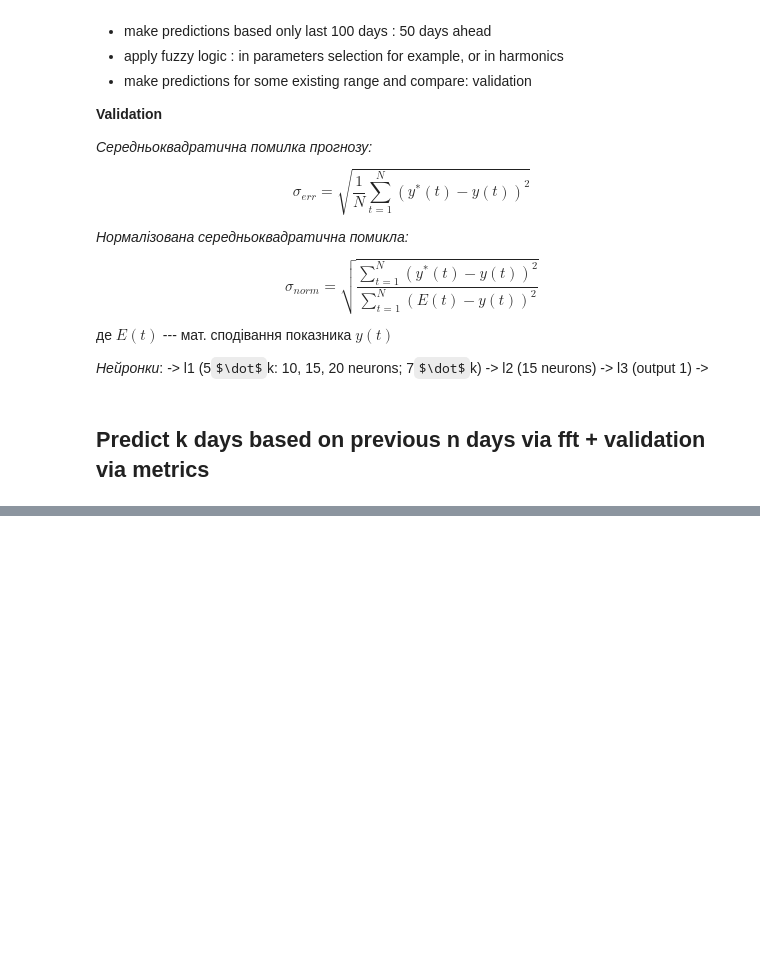
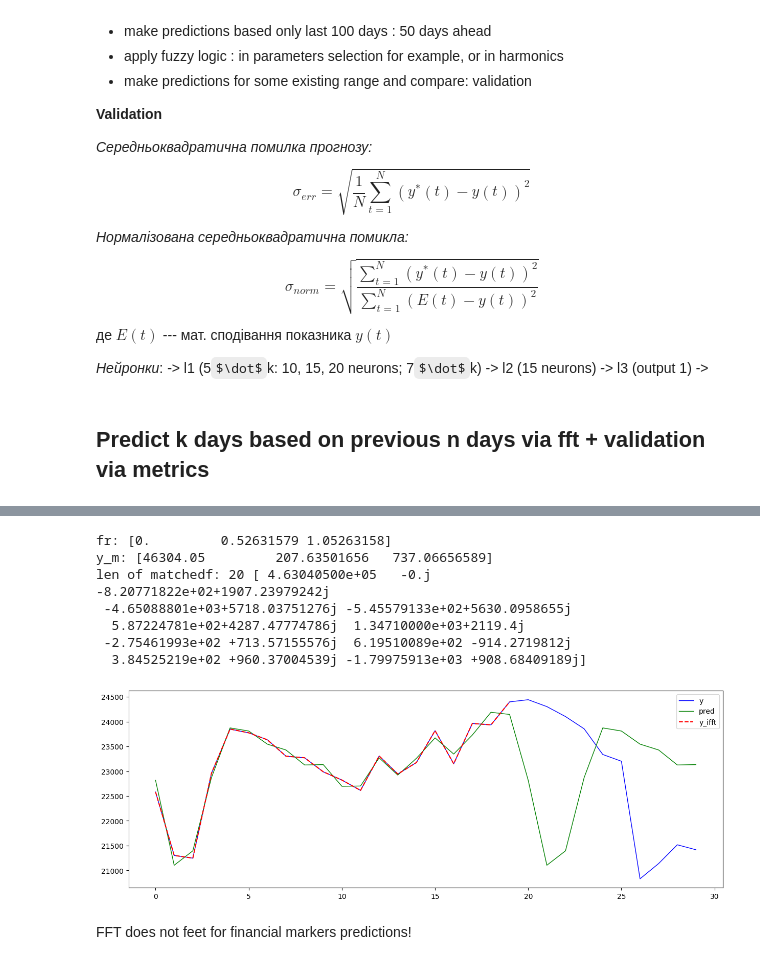
Before and after one commit to mehalyna/nlp-fuzzy, a Jupyter notebook: src/time_series.ipynb, the cells around one changed output, grey strips where cells are left out. Cells and saved outputs as stored; diff of their text form; code cells hidden in the pictures; some formulas as TeX source; blank space fills up the shorter version.

```diff
--- a/src/time_series.ipynb
+++ b/src/time_series.ipynb
@@ -375,0 +414,67 @@ $$\sigma_{norm} = \sqrt{\frac{\sum_{t=1}^{N}(y^{*}(t) - y(t))^{2}}{ \sum_{t=1}^{
+# %%
+fr_3 = fr[0:3]
+y_m_3 = y_m[0:3]
+print("fr:", fr_3)
+print("y_m:", y_m_3)
+
+# Inverse FFT from freq domain to original time domain
+from scipy import fftpack
+from numpy import fft
+#print("len y_fft:", type(y_fft), len(y_fft), (y_fft[0:10]))
+
+t = np.arange(0, len(all_data))
+
+#y_fft_cut = y_fft[0:99] #filter out a freq to see if it close match
+# try zero low amp freq (noise) -- didn't look just noise, no clear trend
+treshold_amp = 16
+y_fft_cut = np.zeros(y_fft.size, dtype=np.complex_)
+
+
+fr = Fs/2 * np.linspace(0,1, int(take_days/1))
+
+matchedf = 0
+y_m = 2/take_days * abs(y_fft[0:np.size(fr)])
+for i, f in enumerate(y_fft):
+
+  if y_m[i] > treshold_amp:
+    y_fft_cut[i] = f
+    matchedf += 1
+print("len of matchedf:", matchedf, y_fft_cut[0:10])
+
+inv = fftpack.ifft(y_fft_cut, n=len(data_last_points))
+
+# calculate the new data points from the FFT result
+n_harm = 8
+x_freqdom = y_fft_cut #y_fft
+
+f = fft.fftfreq(take_days)              # frequencies
+indexes = list(range(take_days))
+# sort indexes by frequency, lower -> higher
+indexes.sort(key=lambda i: np.absolute(f[i]))
+
+t2 = np.arange(0, take_days + predict_days)
+res2 = np.zeros(t2.size)
+for i in indexes[:1 + n_harm * 2]:
+    ampli = np.absolute(x_freqdom[i]) / take_days   # amplitude
+    phase = np.angle(x_freqdom[i])          # phase
+    res2 += ampli * np.cos(2 * np.pi * f[i] * t2 + phase)
+
+plt.subplots(figsize=(15,5))
+plt.plot(t, all_data, 'b', label = 'y', linewidth = 1)
+
+plt.plot(np.arange(0, take_days + predict_days), res2, 'g', label = 'pred', linewidth = 1)
+
+plt.plot(np.arange(0, inv.size), inv, 'r', label = 'y_ifft', linestyle="--")    # plot time series
+plt.legend()
+plt.show()
+# %% [output]
+fr: [0.         0.52631579 1.05263158]
+y_m: [46304.05         207.63501656   737.06656589]
+len of matchedf: 20 [ 4.63040500e+05   -0.j         -8.20771822e+02+1907.23979242j
+ -4.65088801e+03+5718.03751276j -5.45579133e+02+5630.0958655j
+  5.87224781e+02+4287.47774786j  1.34710000e+03+2119.4j
+ -2.75461993e+02 +713.57155576j  6.19510089e+02 -914.2719812j
+  3.84525219e+02 +960.37004539j -1.79975913e+03 +908.68409189j]
+[figure, added]
+# %% [markdown]
+FFT does not feet for financial markers predictions!
```
Also changed, not shown: parts of 1 cell of this notebook.
